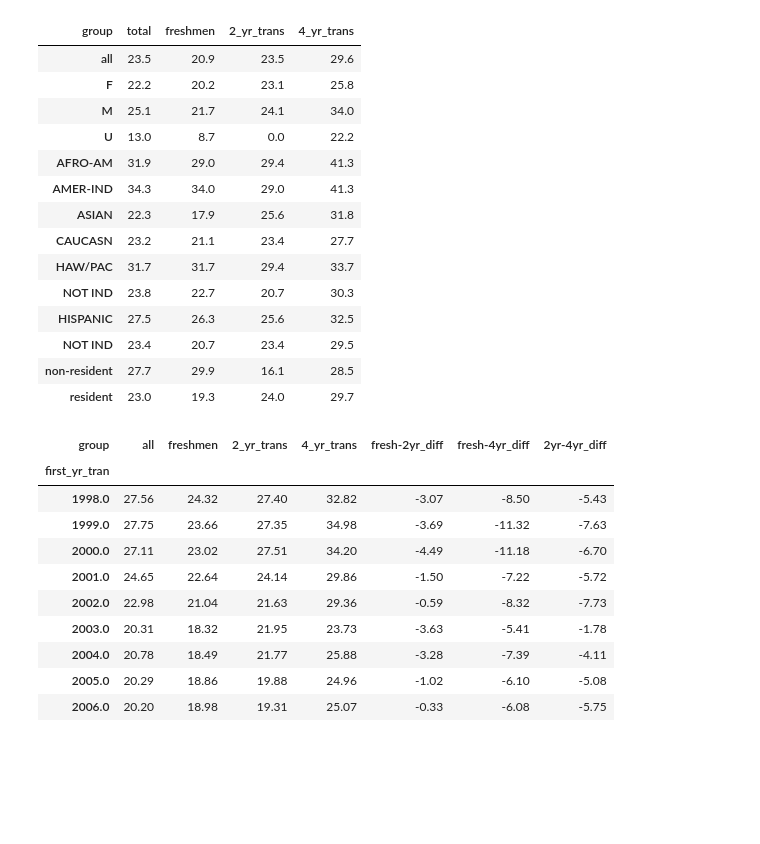
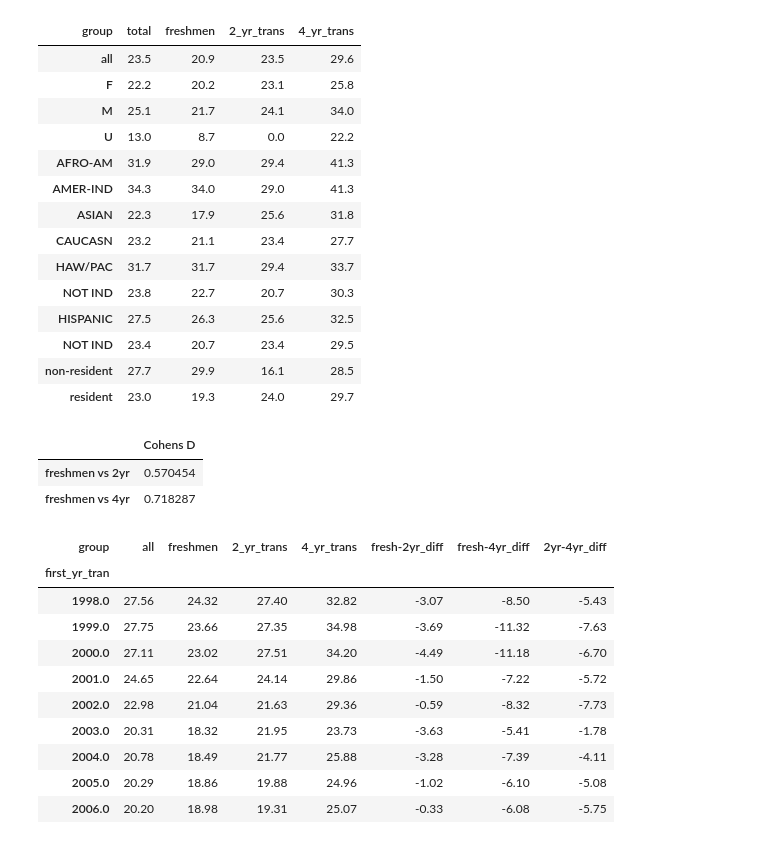
Before and after one commit to lovenoor/plos_one_student_transfers, a Jupyter notebook: TransferStudentAnalysis.ipynb, the cells around one changed output. Drawn from its saved outputs; the diff is of its cells as text; code cells hidden in the pictures; blank space fills up the shorter version.

Commit message:
added cohens calcs

```diff
--- a/TransferStudentAnalysis.ipynb
+++ b/TransferStudentAnalysis.ipynb
@@ -348,6 +348,18 @@ gradPcts.round(1) #single decimal place
 | NOT IND | 23.4 | 20.7 | 23.4 | 29.5 |
 | non-resident | 27.7 | 29.9 | 16.1 | 28.5 |
 | resident | 23.0 | 19.3 | 24.0 | 29.7 |
+# %%
+attritionMeans = 1 - dataPre2007.groupby(['group'])['trans_grad_on_time'].mean()
+attritionStd2yr = dataPre2007[dataPre2007.group.isin(['2_yr_trans', 'freshmen'])]['trans_grad_on_time'].std()
+attritionStd4yr = dataPre2007[dataPre2007.group.isin(['2_yr_trans', 'freshmen'])]['trans_grad_on_time'].std()
+cohensD = pd.DataFrame([attritionMeans['2_yr_trans']/ attritionStd2yr, attritionMeans['4_yr_trans'] / attritionStd4yr])
+cohensD.columns = ["Cohens D"]
+cohensD.index = ['freshmen vs 2yr', 'freshmen vs 4yr']
+cohensD
+# %% [output]
+|  | Cohens D |
+| freshmen vs 2yr | 0.570454 |
+| freshmen vs 4yr | 0.718287 |
 # %%
 #this looks at attrition rates by cohort (year of first entry into the university)
 countsByYear = dataPre2007.groupby(['first_yr_tran', 'group'])['group'].count().unstack()
```
